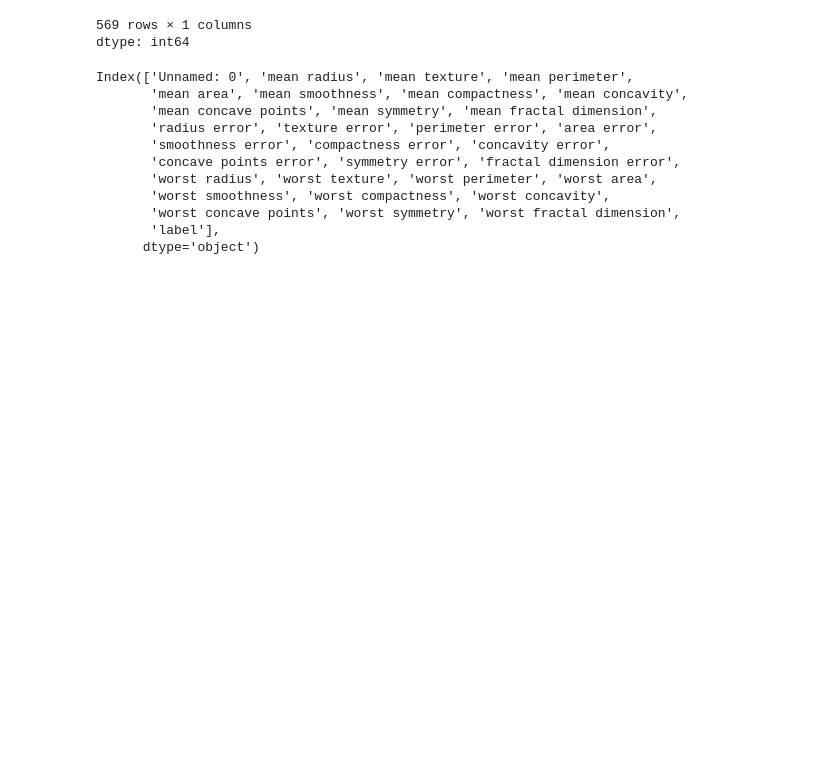
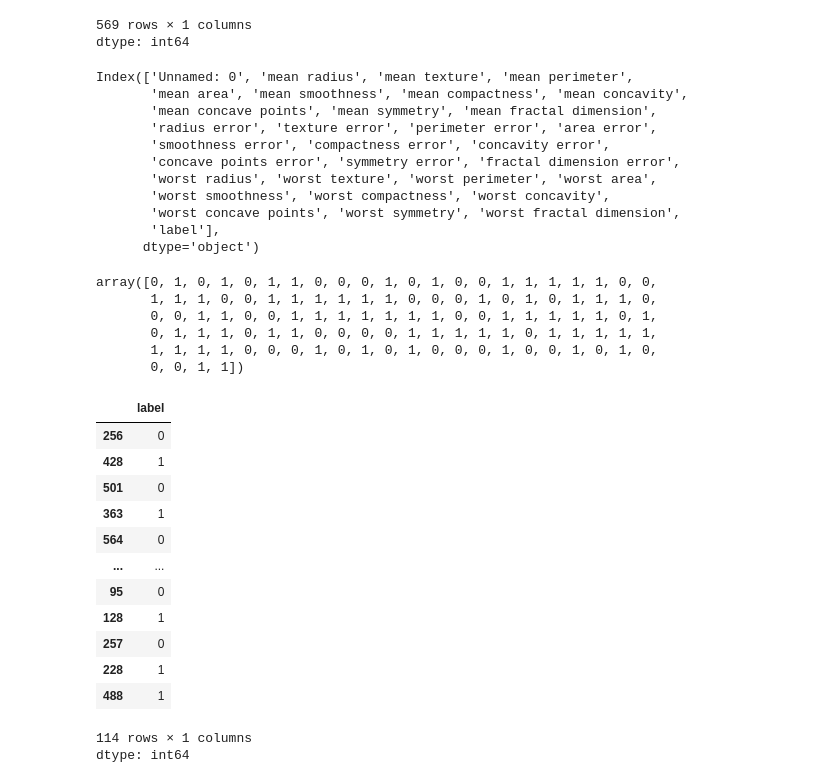
Before and after one commit to yongbin02/AI, a Jupyter notebook: 2주차/breast.ipynb, the cells around one changed output. Drawn from its saved outputs; the diff is of its cells as text; code cells hidden in the pictures; blank space fills up the shorter version.

```diff
--- a/2주차/breast.ipynb
+++ b/2주차/breast.ipynb
@@ -105,0 +114,26 @@ Index(['Unnamed: 0', 'mean radius', 'mean texture', 'mean perimeter',
+# %%
+dt_y_pred # 예측값
+# %% [output]
+array([0, 1, 0, 1, 0, 1, 1, 0, 0, 0, 1, 0, 1, 0, 0, 1, 1, 1, 1, 1, 0, 0,
+       1, 1, 1, 0, 0, 1, 1, 1, 1, 1, 1, 0, 0, 0, 1, 0, 1, 0, 1, 1, 1, 0,
+       0, 0, 1, 1, 0, 0, 1, 1, 1, 1, 1, 1, 1, 0, 0, 1, 1, 1, 1, 1, 0, 1,
+       0, 1, 1, 1, 0, 1, 1, 0, 0, 0, 0, 1, 1, 1, 1, 1, 0, 1, 1, 1, 1, 1,
+       1, 1, 1, 1, 0, 0, 0, 1, 0, 1, 0, 1, 0, 0, 0, 1, 0, 0, 1, 0, 1, 0,
+       0, 0, 1, 1])
+# %%
+y_test # 실제값
+# %% [output]
+|  | label |
+| 256 | 0 |
+| 428 | 1 |
+| 501 | 0 |
+| 363 | 1 |
+| 564 | 0 |
+| ... | ... |
+| 95 | 0 |
+| 128 | 1 |
+| 257 | 0 |
+| 228 | 1 |
+| 488 | 1 |
+114 rows × 1 columns
+dtype: int64
```
Also changed, not shown: parts of 2 cells of this notebook.
